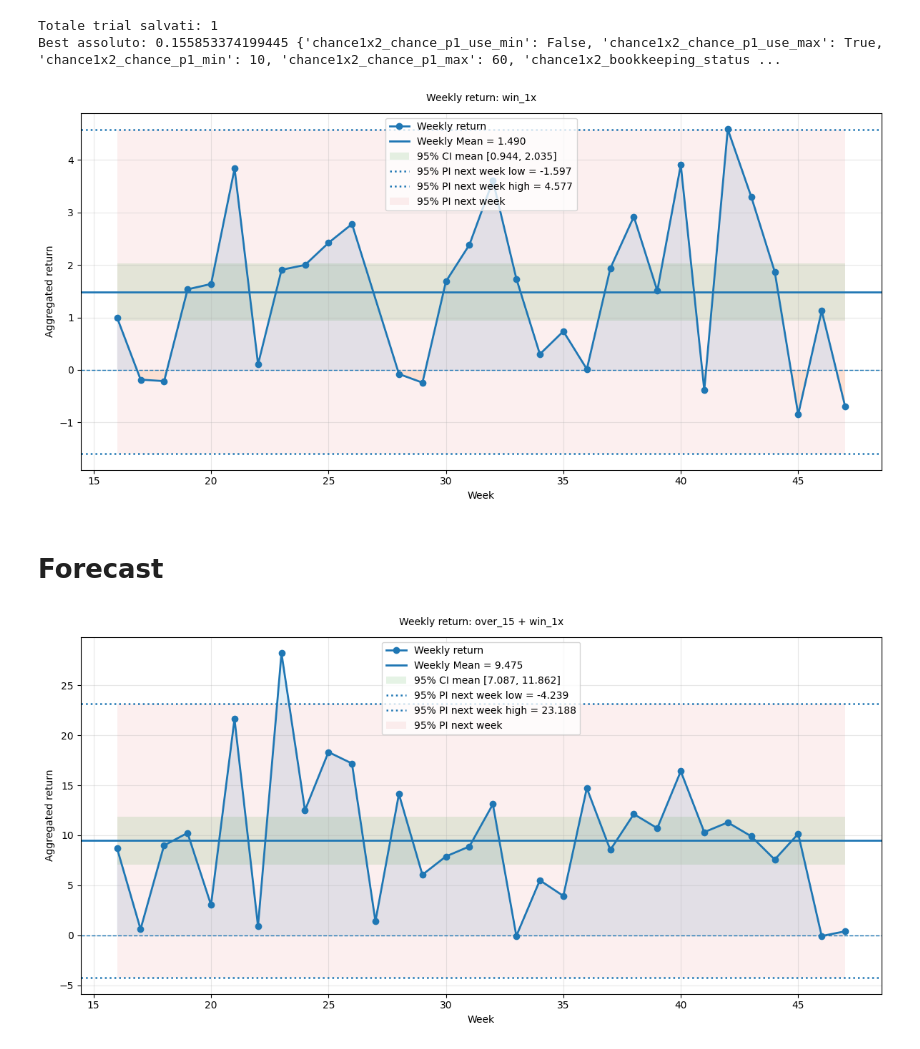
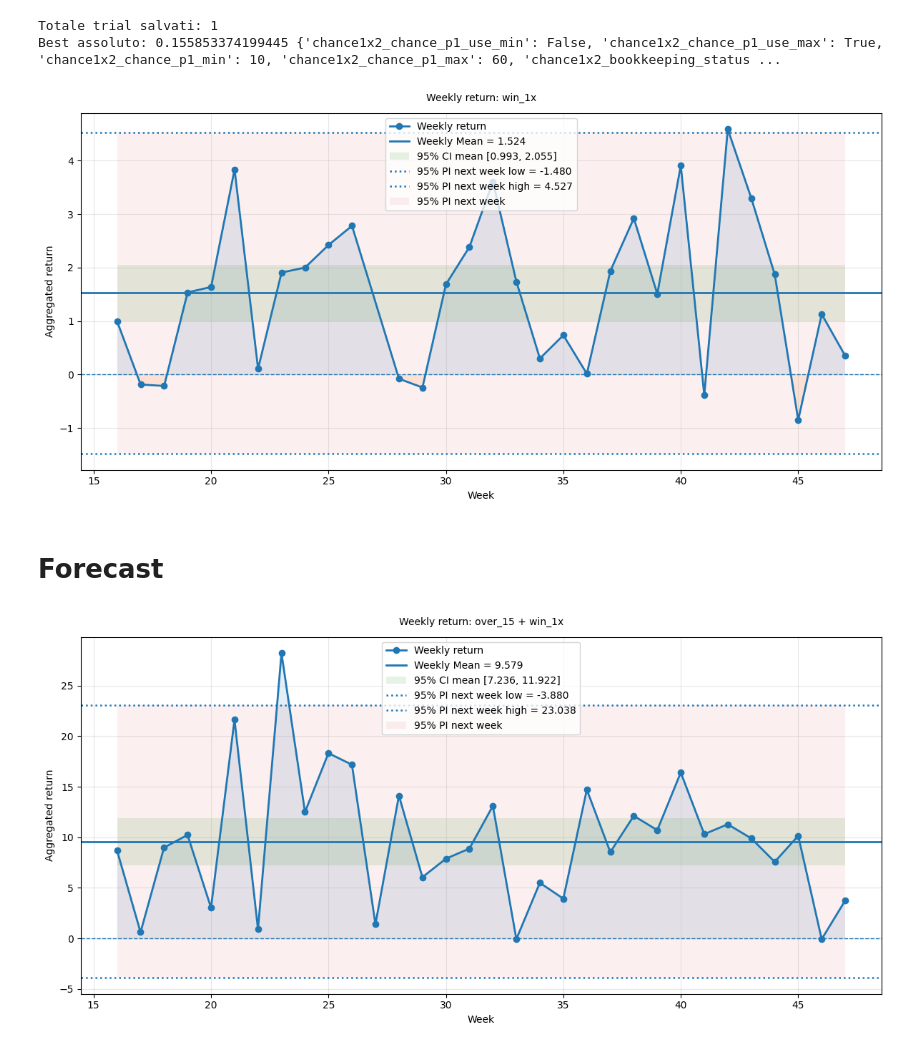
Before and after one commit to NickOLeeney/bet-master-analytics, a Jupyter notebook: src/strategies/greedy_model_analysis.ipynb, the cells around one changed output. Saved outputs shown, nothing was run; the diff lists cells and outputs as text; code cells hidden in the pictures.

```diff
--- a/src/strategies/greedy_model_analysis.ipynb
+++ b/src/strategies/greedy_model_analysis.ipynb
@@ -23,7 +23,7 @@ STUDY_NAME = f"{target_col}_aggregated_study"
 
 study = optuna.load_study(
     study_name=STUDY_NAME,
-    storage="sqlite:///../../data/output/greedy_model/aggregated_study.db",
+    storage="sqlite:///../../data/output/optuna_model/aggregated_study.db",
 )
 
 print("Totale trial salvati:", len(study.trials))
@@ -81,7 +96,7 @@ STUDY_NAME = f"{target_col}_aggregated_study"
 
 study = optuna.load_study(
     study_name=STUDY_NAME,
-    storage="sqlite:///../../data/output/greedy_model/aggregated_study.db",
+    storage="sqlite:///../../data/output/optuna_model/aggregated_study.db",
 )
 
 print("Totale trial salvati:", len(study.trials))
@@ -110,35 +125,35 @@ df = df_loaded.copy()
 def scale_odd(quota_orig):
     return (3/7) * quota_orig + 0.4857142857
 
 # Feature Engineering
 df[odds_col] = [scale_odd(x) for x in df['chance1x2_quote_current1']]
 
 
 df["return"] = df.apply(lambda x: get_return(strategy=x[target_col], odds=x[odds_col]), axis=1).copy()
 df["week"] = add_week_column(df)
 df = df[(df["chance1x2_quote_current1"] >= 1.9) & (df["chance1x2_quote_current1"] <= 2.6)]
 
 df["strategy"] = target_col
 
 # Create the test binned dataframe
 df_binned = df.copy()
 
 for feat, step in feature_bins_map.items():
     df_binned[feat] = [round_to_step(x, step) for x in df_binned[feat]]
 
     if isinstance(step, int):
         df_binned[feat] = df_binned[feat].astype("Int64")
 
 df_binned = df_binned.sort_values(by="time", ascending=False)
 
 mask = get_mask(df_binned, best_trial.user_attrs["params_dict"])
 
 df_filtered = df_binned[mask]
 
 weekly_return, stats = analyze_strategies(df_filtered, strategies=[target_col], print_pi=True)
-strategy_dict[target_col] = {"df_filtered": df_filtered, "weekly_return": , "settings": {"feature_bins_map": feature_bins_map, "params_dict": params_dict}}
+strategy_dict[target_col] = {"df_filtered": df_filtered, "weekly_return": weekly_return, "settings": {"feature_bins_map": feature_bins_map, "params_dict": params_dict}}
 # %% [output]
-[figure, old version]
+[figure, new version]
 # %% [markdown]
 # Forecast
 # %%
@@ -153,4 +168,4 @@ df_final = df_final.reset_index(drop=True)
 
 weekly_return, stats = analyze_strategies(df_final, strategies=strategy_dict.keys(), print_pi=True)
 # %% [output]
-[figure, old version]
+[figure, new version]
```
Also changed, not shown: parts of 8 cells of this notebook, 6 other files.
